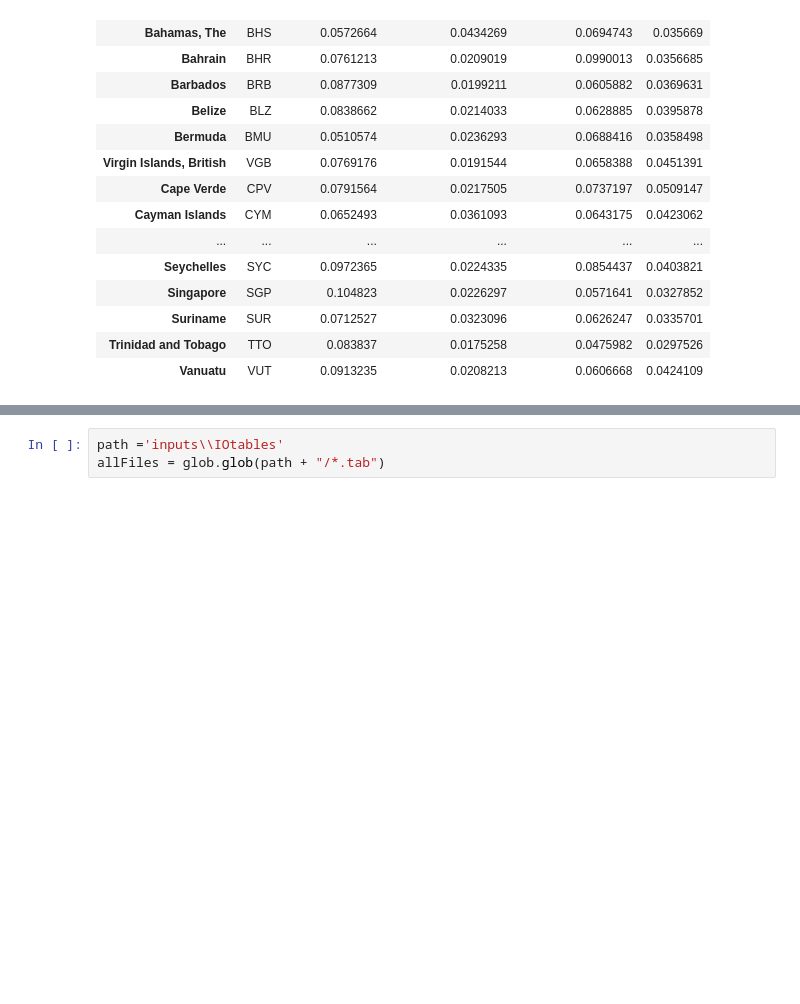
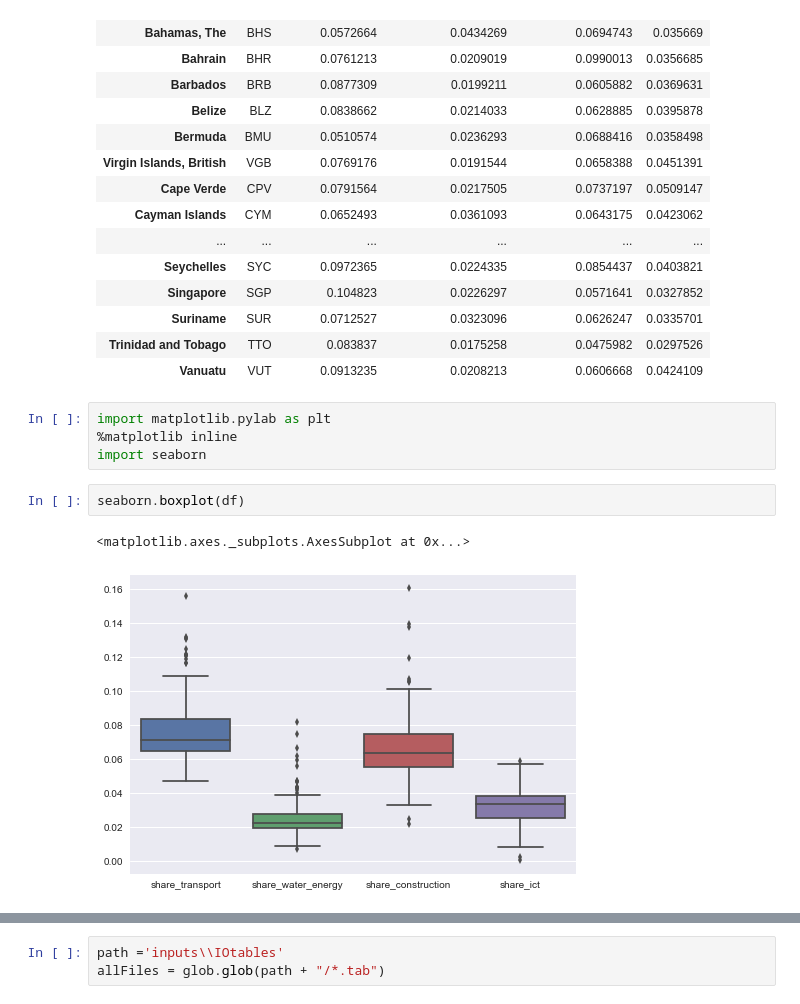
Before and after one commit to julierozz/resilience_indicator_SIDS, a Jupyter notebook: eora_tables.ipynb, the cells around one changed output, grey strips where cells are left out. Drawn from its saved outputs; the diff is of its cells as text; blank space fills up the shorter version.

```diff
--- a/eora_tables.ipynb
+++ b/eora_tables.ipynb
@@ -106,3 +106,12 @@ df.loc[list_of_sids,:].dropna()
 | Suriname | SUR | 0.0712527 | 0.0323096 | 0.0626247 | 0.0335701 |
 | Trinidad and Tobago | TTO | 0.083837 | 0.0175258 | 0.0475982 | 0.0297526 |
 | Vanuatu | VUT | 0.0913235 | 0.0208213 | 0.0606668 | 0.0424109 |
+# %%
+import matplotlib.pylab as plt
+%matplotlib inline
+import seaborn
+# %%
+seaborn.boxplot(df)
+# %% [output]
+<matplotlib.axes._subplots.AxesSubplot at 0x...>
+[figure, added]
```
Also changed, not shown: parts of 1 cell of this notebook.
